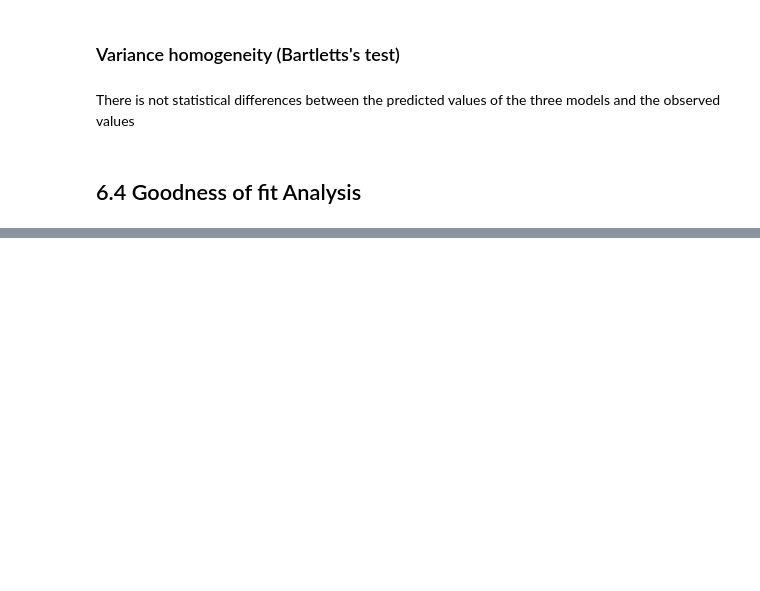
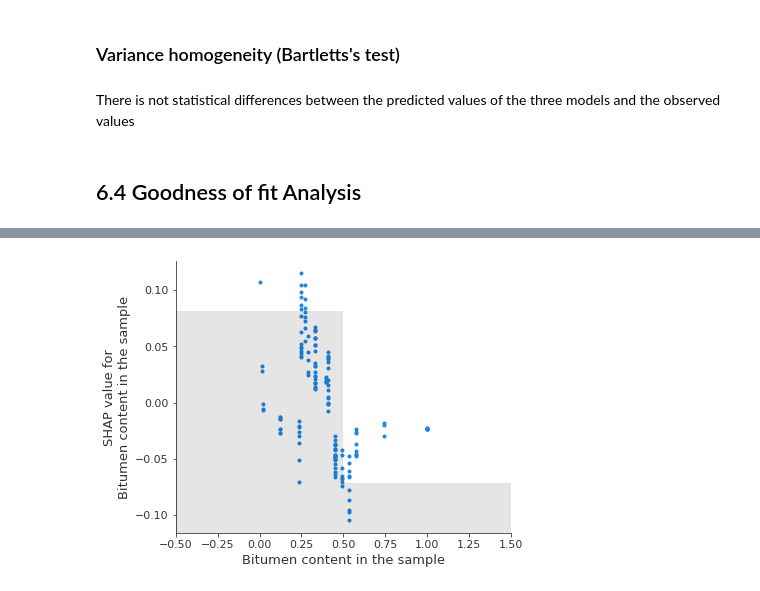
Before and after one commit to cavs1010/asphalt, a Jupyter notebook: Air_Voids_Enhanced.ipynb, the cells around one changed output, grey strips where cells are left out. Saved outputs shown, nothing was run; the diff lists cells and outputs as text; code cells hidden in the pictures; blank space fills up the shorter version.

```diff
--- a/Air_Voids_Enhanced.ipynb
+++ b/Air_Voids_Enhanced.ipynb
@@ -793,0 +1243,4 @@ df_predictions.to_clipboard()
+# %%
+shap.plots.scatter(shap_values[:,'Bitumen content in the sample'])
+# %% [output]
+[figure, added]
```
Also changed, not shown: parts of 72 cells of this notebook, 3 other files.
